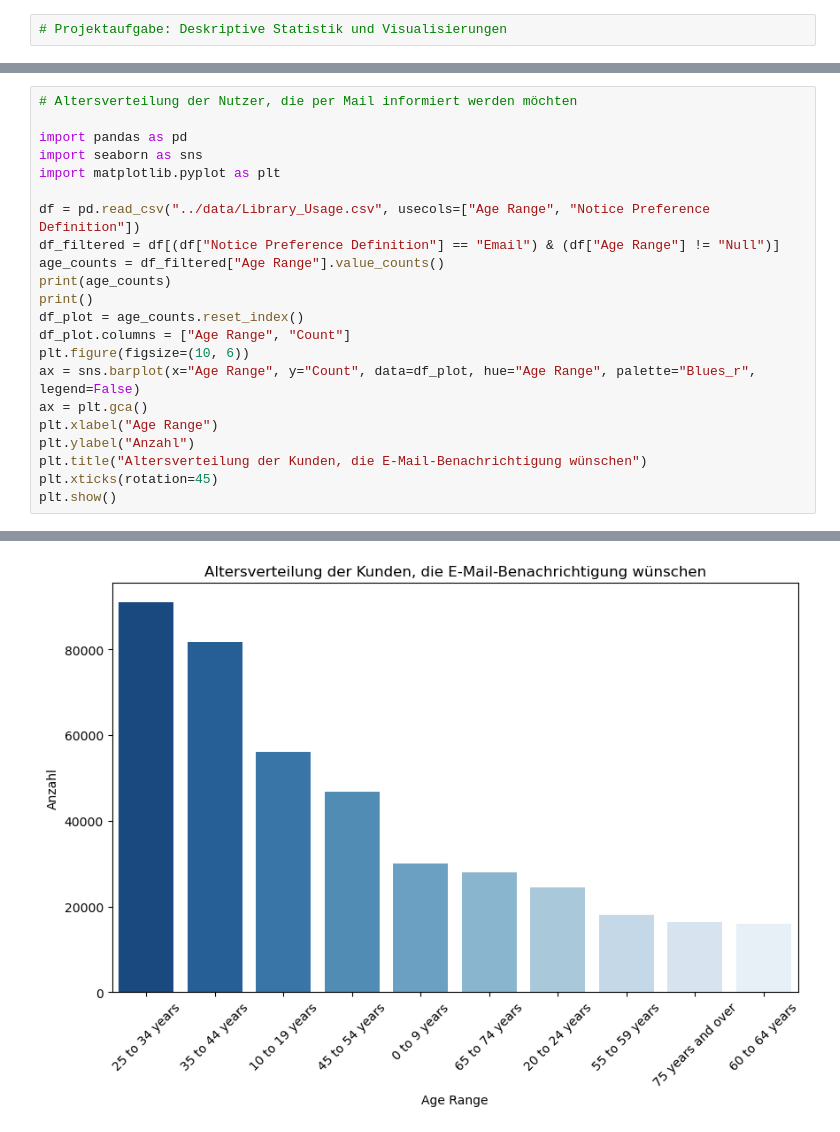
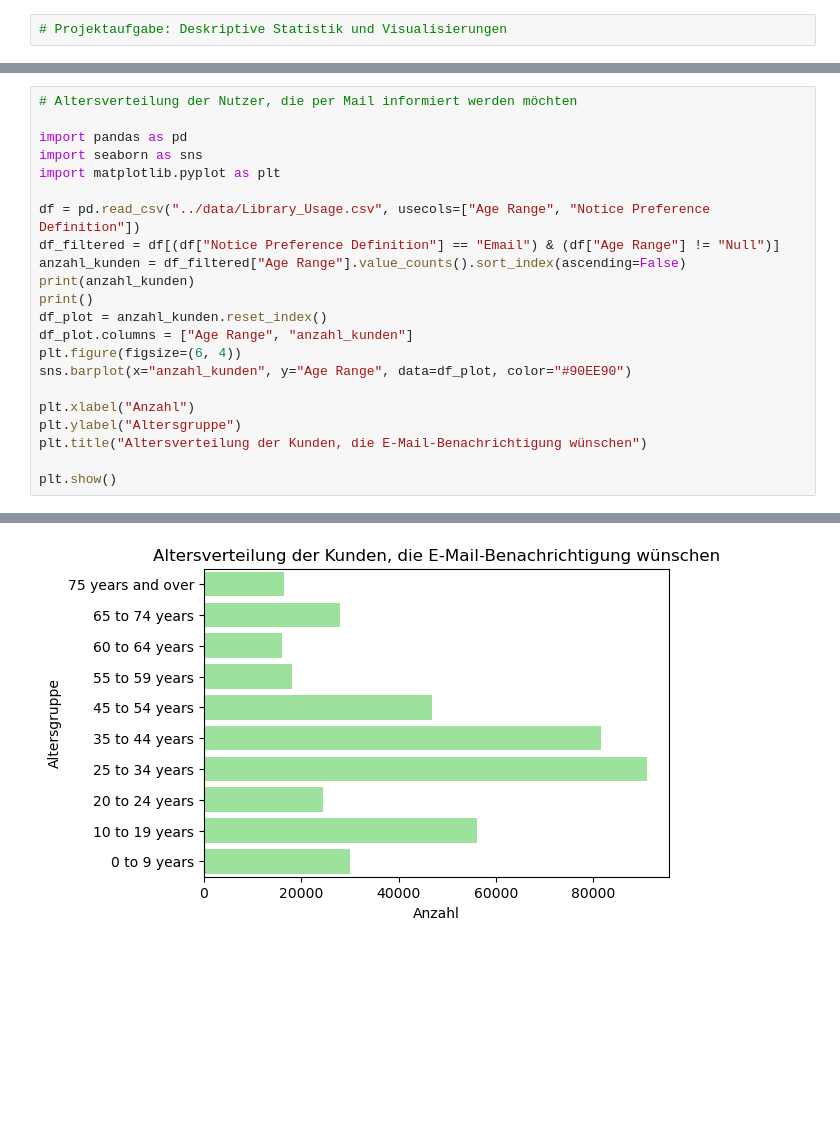
Before and after one commit to Gremmelspacher/DataLibrarian, a Jupyter notebook: Modul_3/notebooks/ProjektaufgabeDeskriptiveStatistikVisualisierungenGremmelspacher.ipynb, the cells around one changed output, grey strips where cells are left out. Drawn from its saved outputs; the diff is of its cells as text; blank space fills up the shorter version.

```diff
--- a/Modul_3/notebooks/ProjektaufgabeDeskriptiveStatistikVisualisierungenGremmelspacher.ipynb
+++ b/Modul_3/notebooks/ProjektaufgabeDeskriptiveStatistikVisualisierungenGremmelspacher.ipynb
@@ -85,18 +86,18 @@ import matplotlib.pyplot as plt
 
 df = pd.read_csv("../data/Library_Usage.csv", usecols=["Age Range", "Notice Preference Definition"])
 df_filtered = df[(df["Notice Preference Definition"] == "Email") & (df["Age Range"] != "Null")]
-age_counts = df_filtered["Age Range"].value_counts()
-print(age_counts)
+anzahl_kunden = df_filtered["Age Range"].value_counts().sort_index(ascending=False)
+print(anzahl_kunden)
 print()
-df_plot = age_counts.reset_index()
-df_plot.columns = ["Age Range", "Count"]
-plt.figure(figsize=(10, 6))
-ax = sns.barplot(x="Age Range", y="Count", data=df_plot, hue="Age Range", palette="Blues_r", legend=False)
-ax = plt.gca()
-plt.xlabel("Age Range")
-plt.ylabel("Anzahl")
+df_plot = anzahl_kunden.reset_index()
+df_plot.columns = ["Age Range", "anzahl_kunden"]
+plt.figure(figsize=(6, 4))
+sns.barplot(x="anzahl_kunden", y="Age Range", data=df_plot, color="#90EE90")
+
+plt.xlabel("Anzahl")
+plt.ylabel("Altersgruppe")
 plt.title("Altersverteilung der Kunden, die E-Mail-Benachrichtigung wünschen")
-plt.xticks(rotation=45)
+
 plt.show()
 # %% [output]
 Age Range
@@ -113,5 +114,5 @@ Age Range
 Name: count, dtype: int64
-[figure, old version]
+[figure, new version]
 # %%
 # Wie alt sind Nutzer durchschnittlich, die 1) per Email, 2) per Telefon und 3) per Post informiert werden möchten?
 
```
Also changed, not shown: parts of 8 cells of this notebook.
